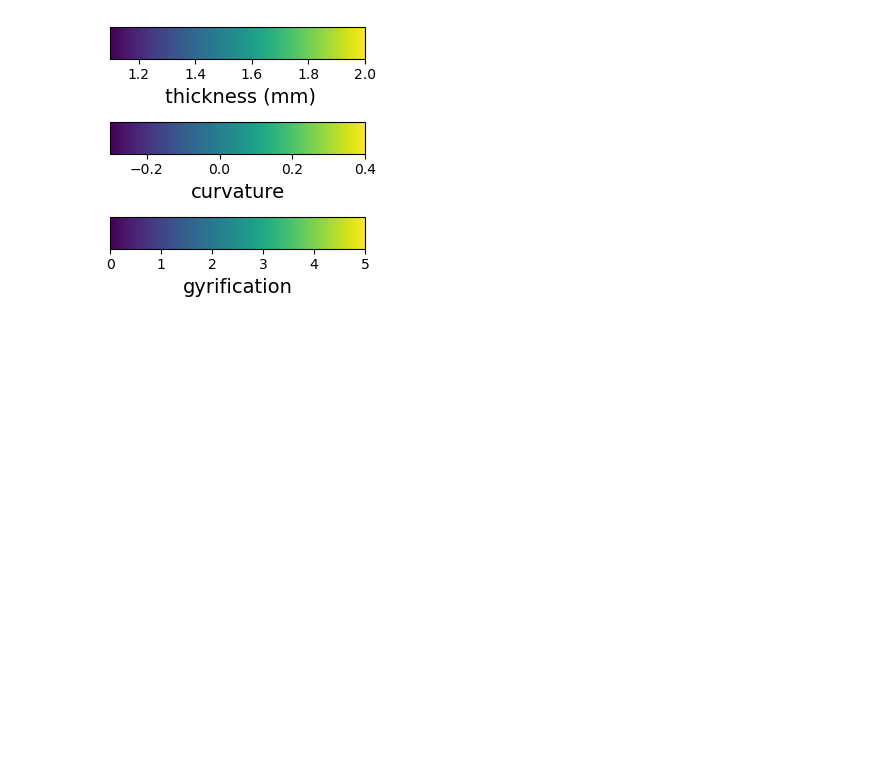
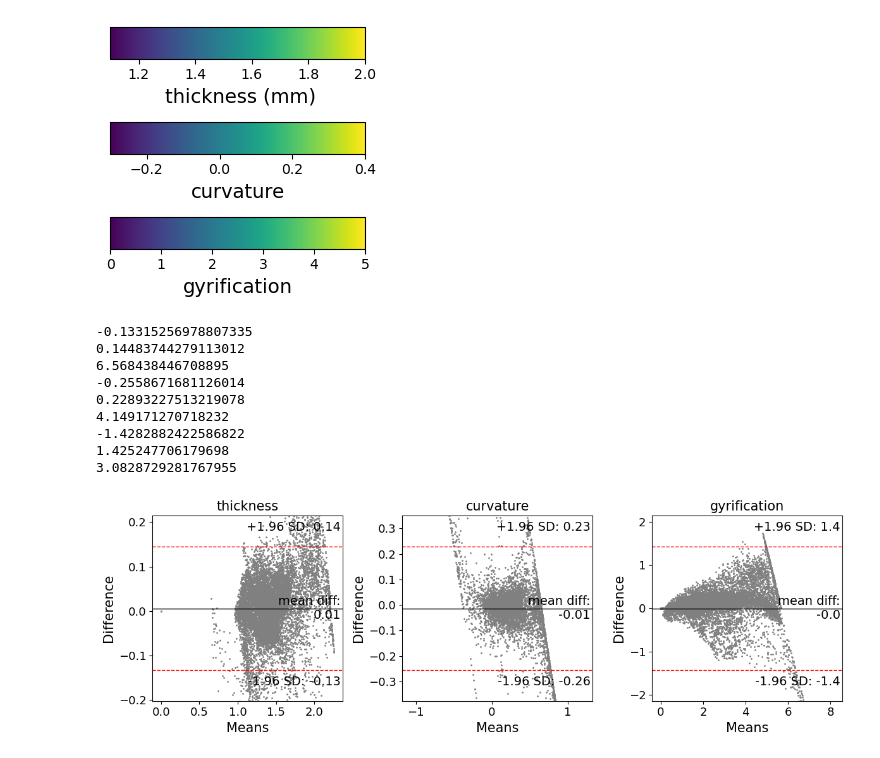
Before and after one commit to ckronlage/AID-HS, a Jupyter notebook: notebooks/analysis_controls.ipynb, the cells around one changed output. Drawn from its saved outputs; the diff is of its cells as text; code cells hidden in the pictures; blank space fills up the shorter version.

Commit message:
update analysis on main cohort to answer reviewers question

```diff
--- a/notebooks/analysis_controls.ipynb
+++ b/notebooks/analysis_controls.ipynb
@@ -249,6 +249,8 @@ from PIL import Image
 import subprocess
 # %%
 # load labels subfields
+#create cohort to smooth
+cohort= AidhsCohort(hdf5_file_root='{site_code}_{group}_featurematrix_smoothed.hdf5', dataset='dataset_C.csv')
 labels = cohort.subfields_labels
 label_atlas = cohort.subfields_atlas
 subfields_name={1:'H-Sub', 2:'H-CA1', 3:'H-CA2', 4:'H-CA3', 5:'H-CA4'}
@@ -286,8 +286,8 @@ def return_features_excludeDG(feature):
 # %%
 # compare smoothed features with the one computed from the HCP
 
-path_HCP='path_to_data_HCP'
-path_study='path_to_hippunfold'
+path_HCP='/home/mathilde/Documents/projects/surHippo/data/220222_dataJordan'
+path_study='/home/mathilde/Documents/projects/surHippo/processes/230703_hippunfold_nofs/hippunfold'
 
 file='sub-{}/surf/sub-{}_hemi-{}_space-T1w_den-0p5mm_label-{}_{}.shape.gii'
 
@@ -467,3 +467,48 @@ thickness
 curvature
 gyrification
 [figure]
+# %%
+## test with Bland Altman
+
+import matplotlib.pyplot as plt
+import numpy as np
+import statsmodels.api as sm
+
+fig, axs = plt.subplots(1,3, figsize=(12,4))
+
+for i,feature in enumerate(features):
+
+    #data
+    data1 = mean_controls_HCP[feature]
+    data2 = mean_controls_study[feature]
+
+    sm.graphics.mean_diff_plot(data1, data2, scatter_kwds={'s':1, 'color':'grey'}, mean_line_kwds={'color':'black'}, limit_lines_kwds={'color':'red'}, ax=axs[i])
+    axs[i].set_title(feature, fontsize=15)
+
+    # get proportion outside
+    means = np.mean([data1, data2], axis=0)
+    diffs = data1 - data2
+    mean_diff = np.mean(diffs)
+    std_diff = np.std(diffs, axis=0)
+
+    lim_min = mean_diff -1.96*std_diff
+    lim_max = mean_diff +1.96*std_diff
+
+    print(lim_min)
+    print(lim_max)
+
+    prop_outside = (((diffs<lim_min)|(diffs>lim_max)).sum()/len(diffs))*100
+    print(prop_outside)
+
+plt.show()
+# %% [output]
+-0.13315256978807335
+0.14483744279113012
+6.568438446708895
+-0.2558671681126014
+0.22893227513219078
+4.149171270718232
+-1.4282882422586822
+1.425247706179698
+3.0828729281767955
+[figure, added]
```
Also changed, not shown: parts of 5 cells of this notebook, 2 other files.
